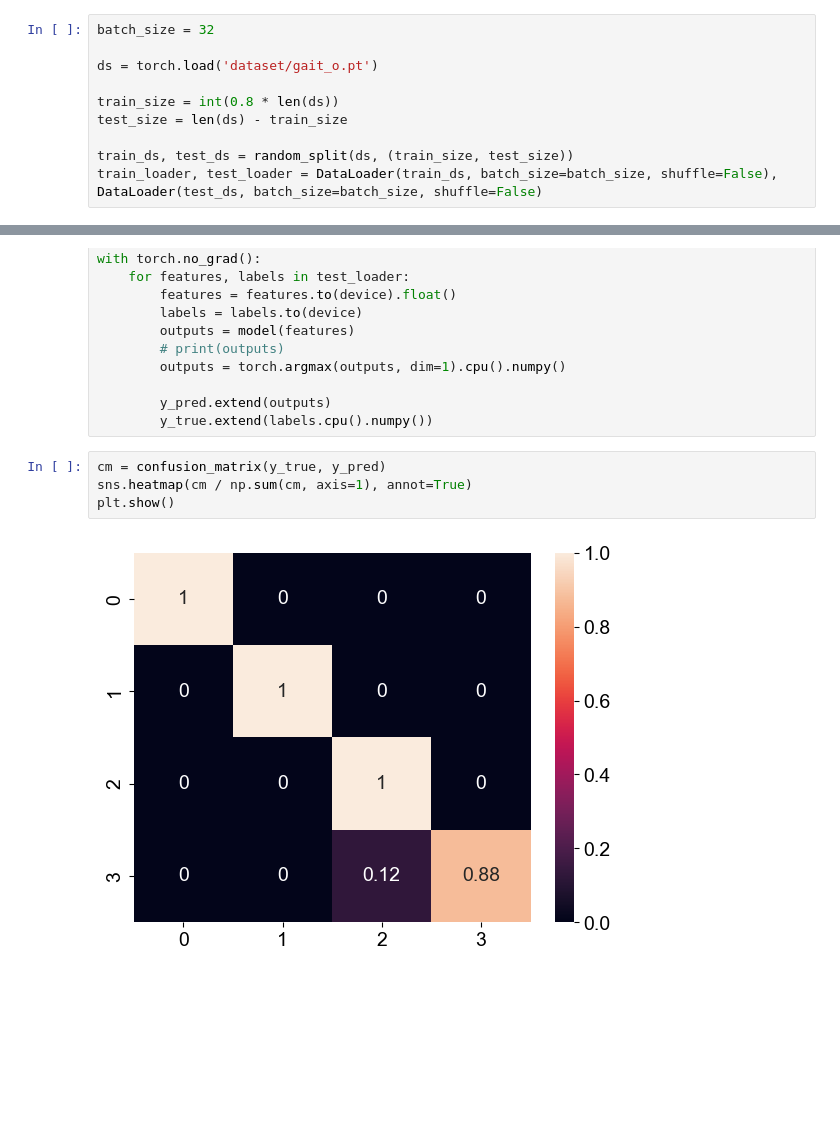
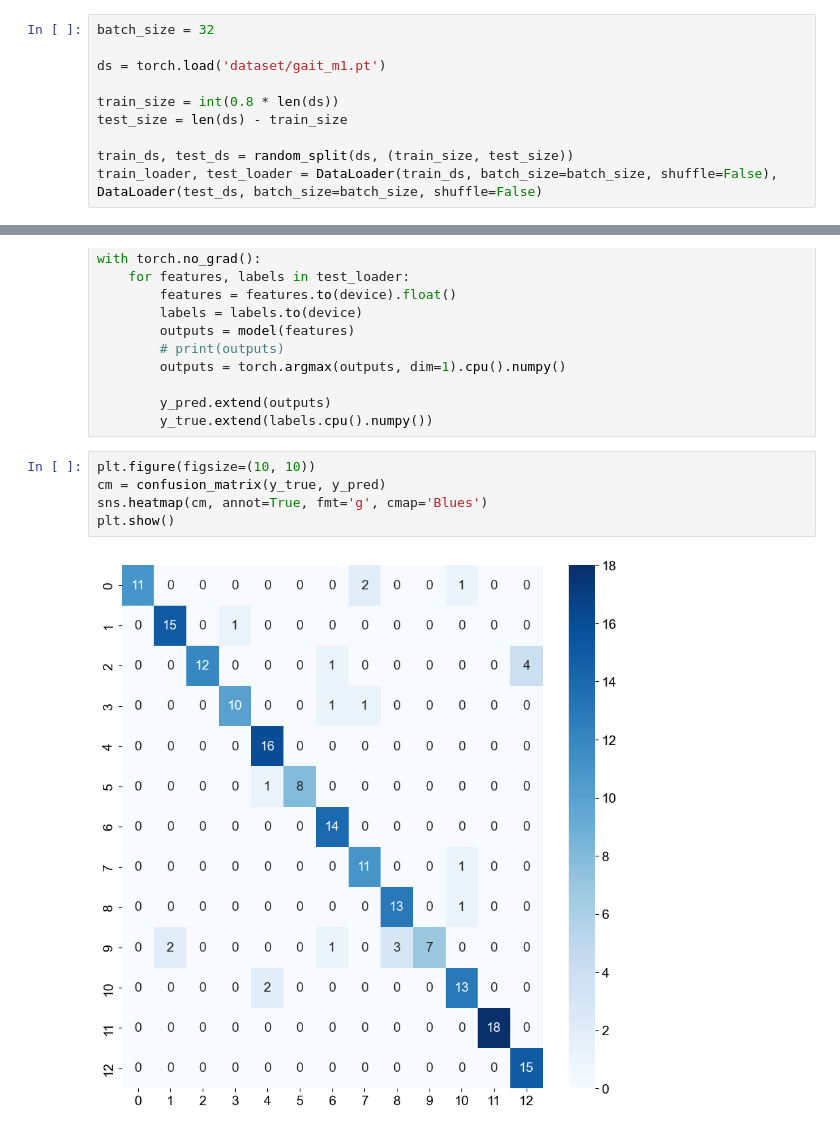
Before and after one commit to BailabUNC/oxene-nn, a Jupyter notebook: training.ipynb, the cells around one changed output, grey strips where cells are left out. Cells and saved outputs as stored; diff of their text form; blank space fills up the shorter version.

Commit message:
update dataset, preprocessing, training and statistic

```diff
--- a/training.ipynb
+++ b/training.ipynb
@@ -86,7 +45,7 @@ class GaitGRUModel(nn.Module):
 # %%
 batch_size = 32
 
-ds = torch.load('dataset/gait_o.pt')
+ds = torch.load('dataset/gait_m1.pt')
 
 train_size = int(0.8 * len(ds))
 test_size = len(ds) - train_size
@@ -264,8 +223,9 @@ with torch.no_grad():
         y_pred.extend(outputs)
         y_true.extend(labels.cpu().numpy())
 # %%
+plt.figure(figsize=(10, 10))
 cm = confusion_matrix(y_true, y_pred)
-sns.heatmap(cm / np.sum(cm, axis=1), annot=True)
+sns.heatmap(cm, annot=True, fmt='g', cmap='Blues')
 plt.show()
 # %% [output]
-[figure, old version]
+[figure, new version]
```
Also changed, not shown: parts of 10 cells of this notebook, 40 other files.
